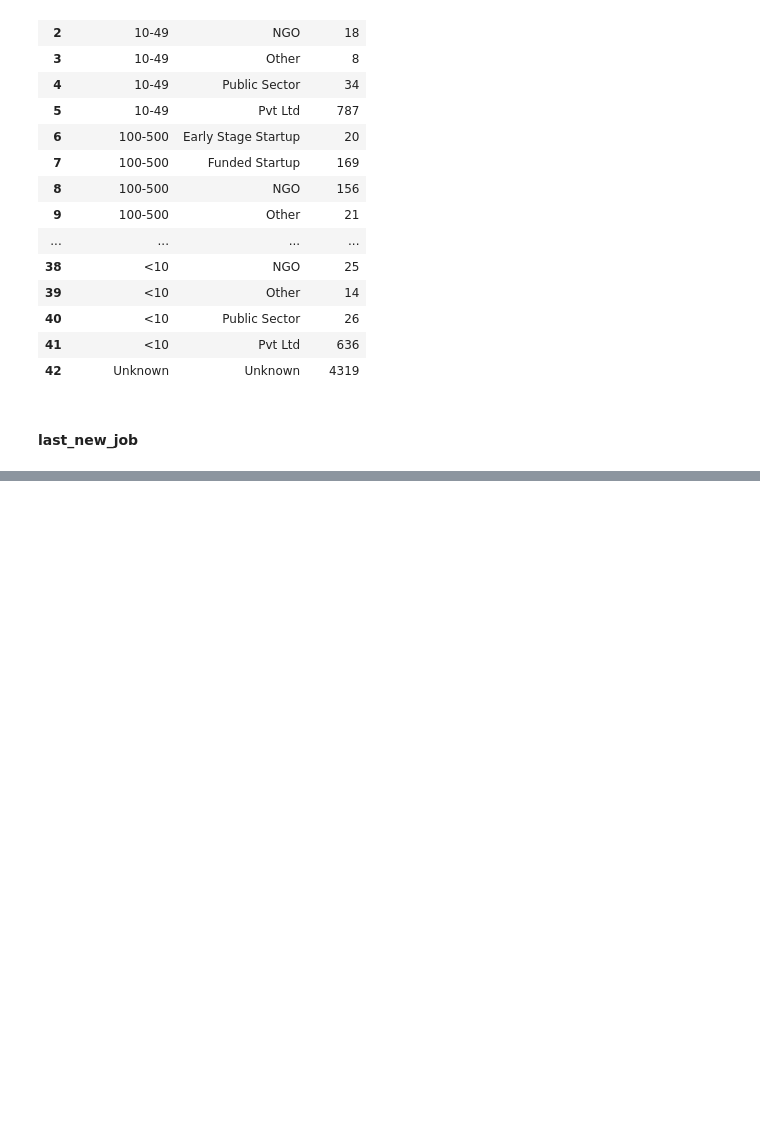
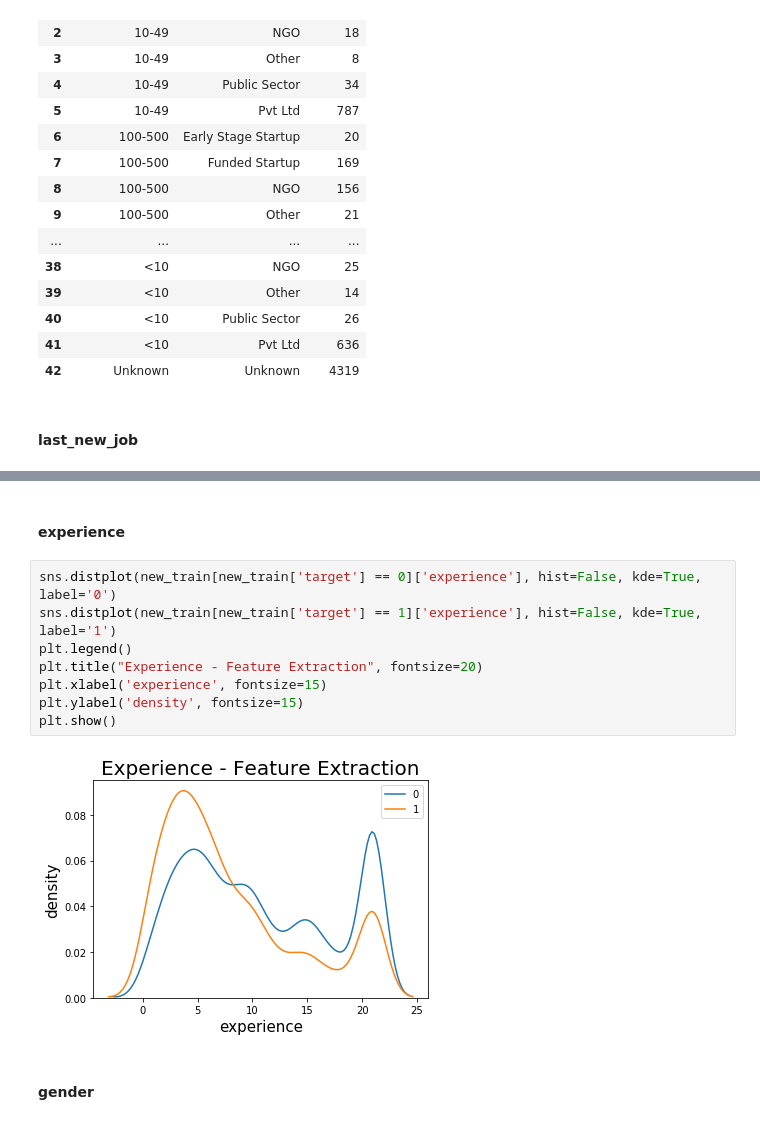
Before and after one commit to miritzk/ML_course, a Jupyter notebook: ML_Analysis.ipynb, the cells around one changed output, grey strips where cells are left out. Cells and saved outputs as stored; diff of their text form; blank space fills up the shorter version.

```diff
--- a/ML_Analysis.ipynb
+++ b/ML_Analysis.ipynb
@@ -904,0 +1082,14 @@ new_train.fillna("NaN").groupby(['company_size', 'company_type']).size().reset_i
+# %% [markdown]
+#### experience
+# %%
+sns.distplot(new_train[new_train['target'] == 0]['experience'], hist=False, kde=True, label='0')
+sns.distplot(new_train[new_train['target'] == 1]['experience'], hist=False, kde=True, label='1')
+plt.legend()
+plt.title("Experience - Feature Extraction", fontsize=20)
+plt.xlabel('experience', fontsize=15)
+plt.ylabel('density', fontsize=15)
+plt.show()
+# %% [output]
+[figure, added]
+# %% [markdown]
+#### gender
```
Also changed, not shown: parts of 43 cells of this notebook.
